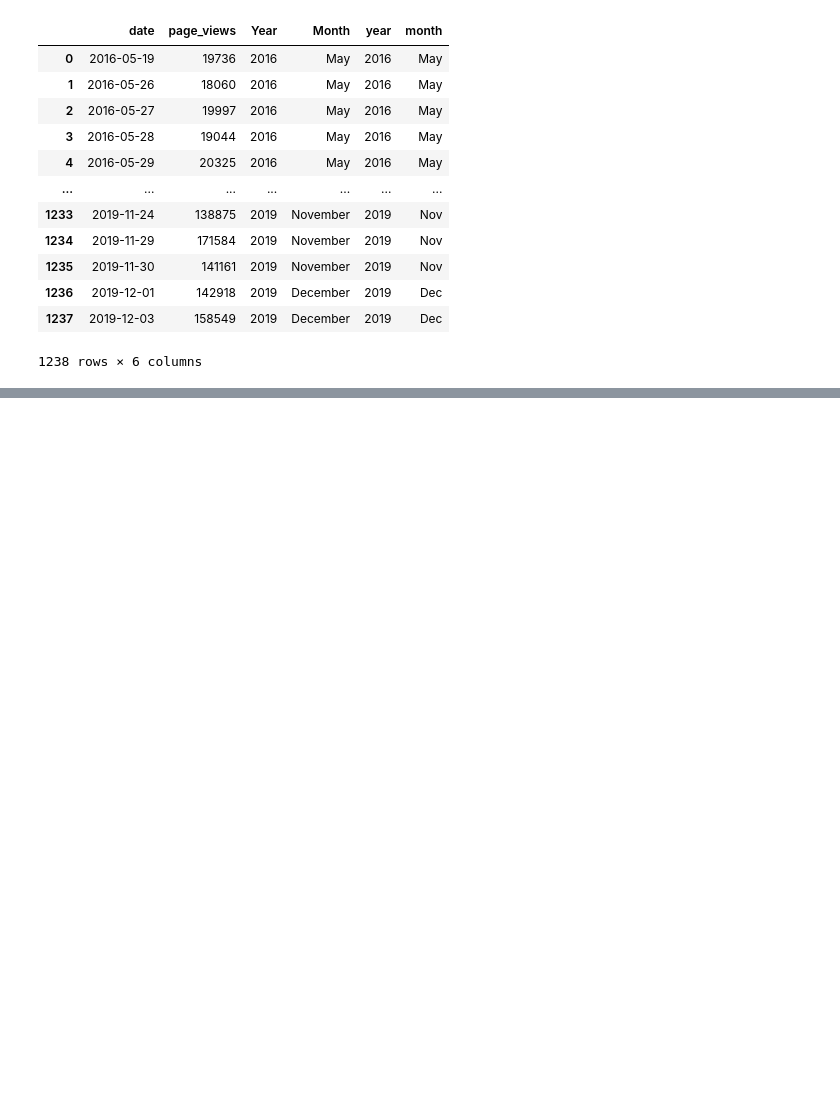
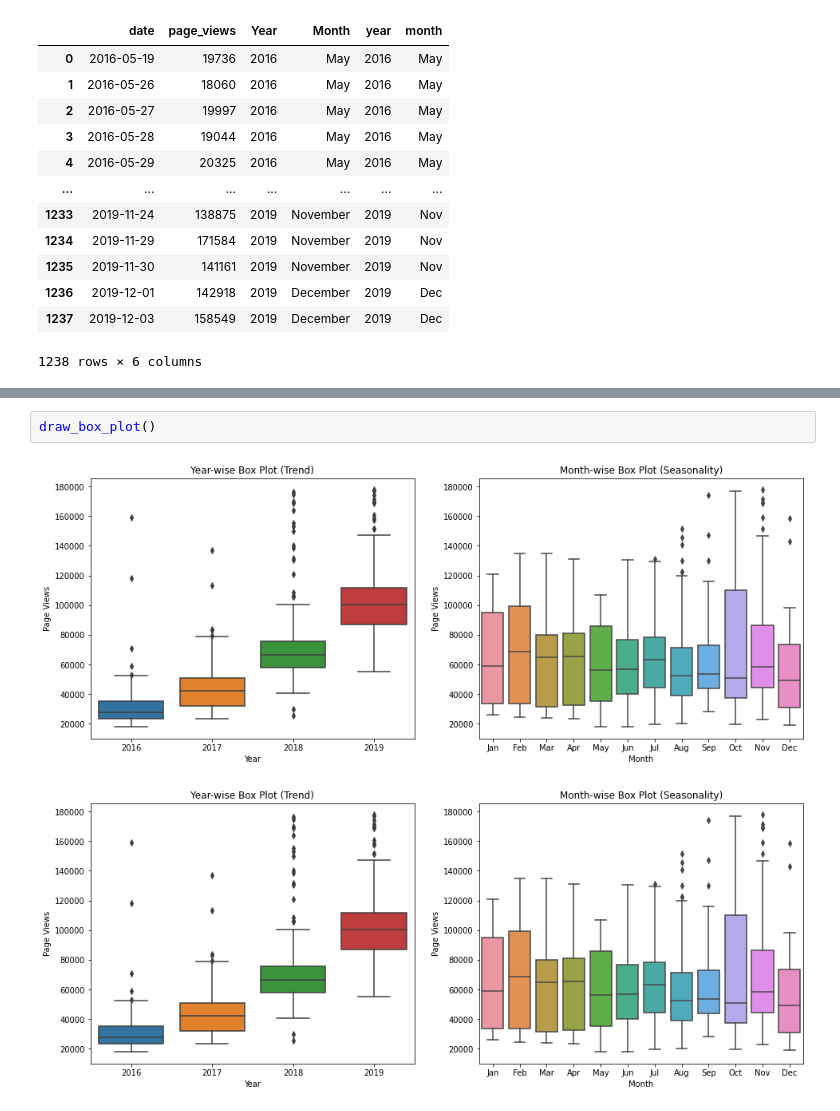
Before and after one commit to RioDeMilo/Data-analysis-with-python-projects, a Jupyter notebook: Page_View_Time_Series_Visualizer.ipynb, the cells around one changed output, grey strips where cells are left out. Saved outputs shown, nothing was run; the diff lists cells and outputs as text; blank space fills up the shorter version.

```diff
--- a/Page_View_Time_Series_Visualizer.ipynb
+++ b/Page_View_Time_Series_Visualizer.ipynb
@@ -202 +246,6 @@ NameError: ignored
+# %%
+draw_box_plot()
+# %% [output]
+[figure, added]
+[figure, added]
 # %%
```
Also changed, not shown: parts of 3 cells of this notebook.
